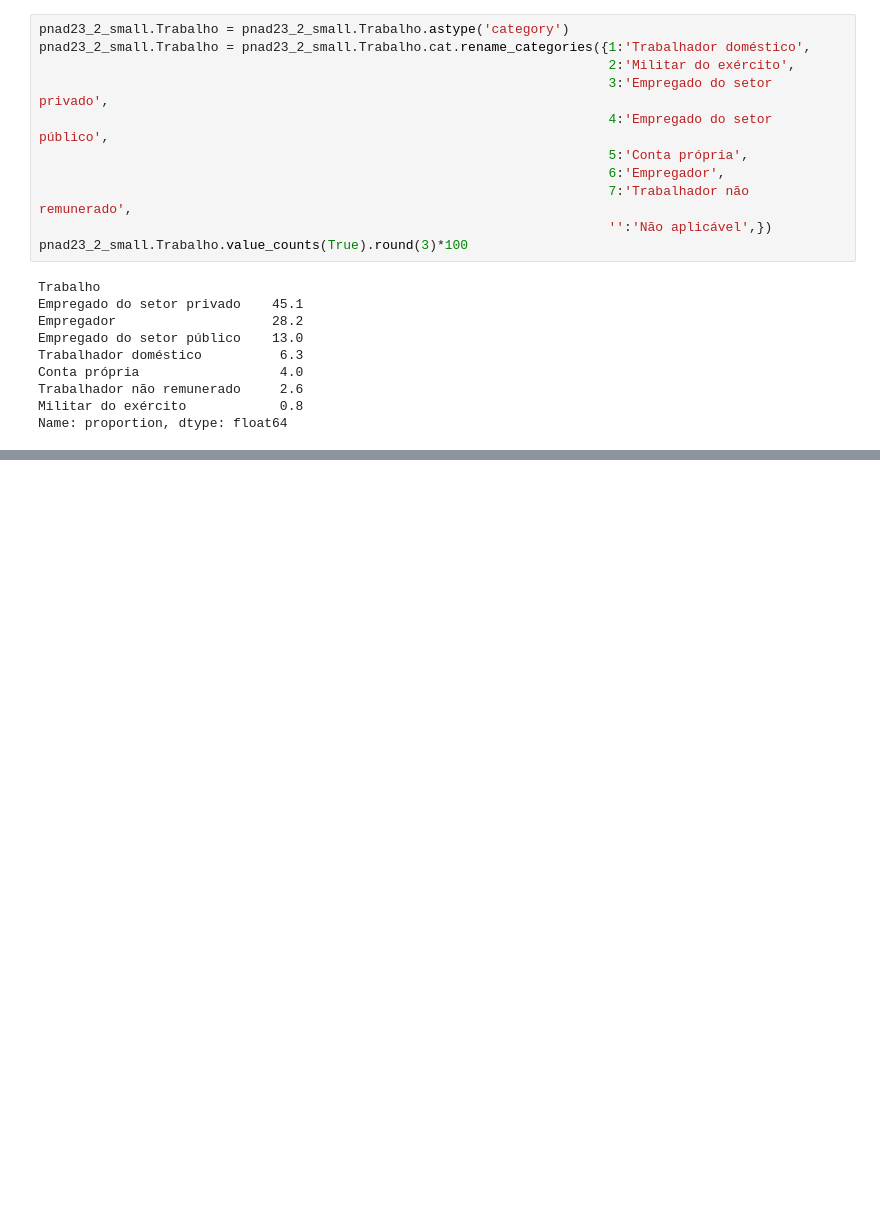
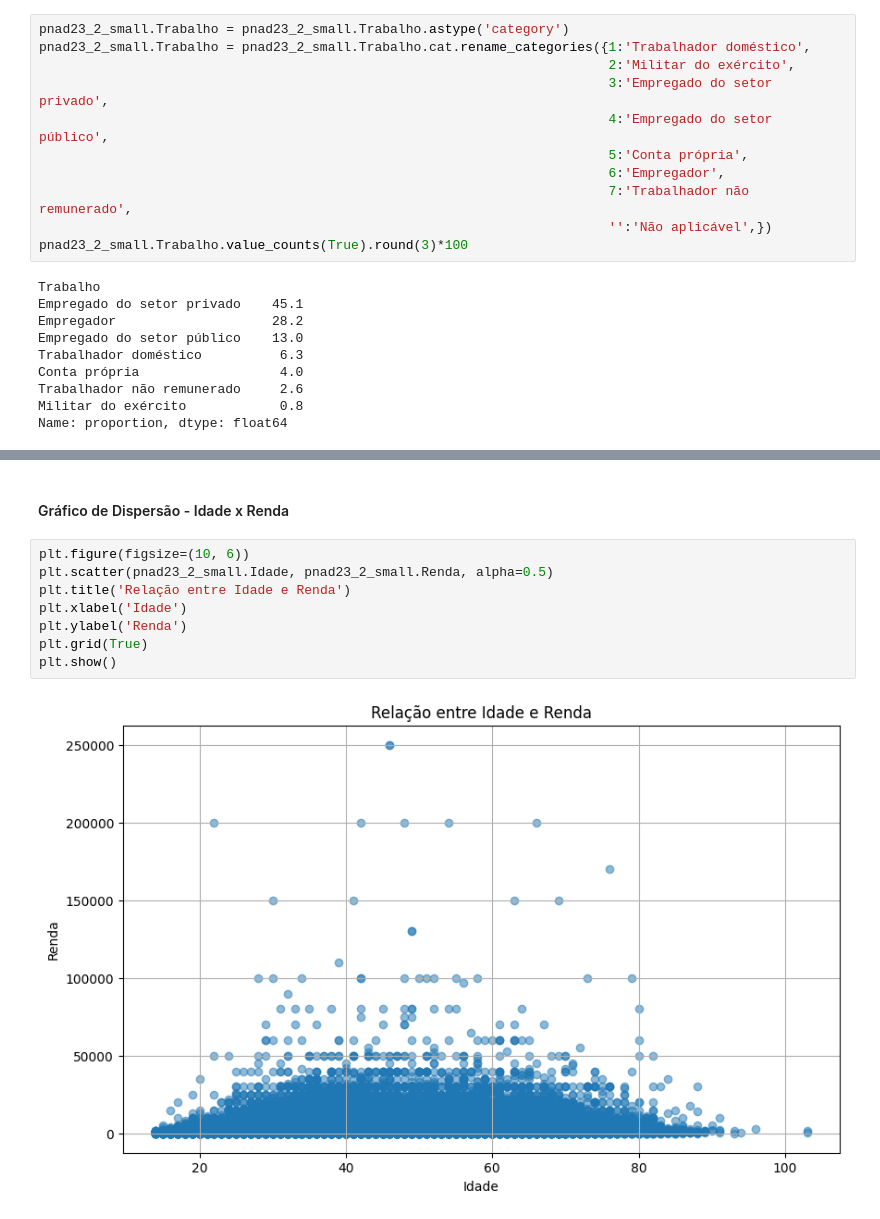
Before and after one commit to guilhermenakama/C_DADOS_PROJETO3, a Jupyter notebook: Database.ipynb, the cells around one changed output, grey strips where cells are left out. Cells and saved outputs as stored; diff of their text form; blank space fills up the shorter version.

```diff
--- a/Database.ipynb
+++ b/Database.ipynb
@@ -248,0 +295,12 @@ Name: proportion, dtype: float64
+# %% [markdown]
+#### Gráfico de Dispersão - Idade x Renda
+# %%
+plt.figure(figsize=(10, 6))
+plt.scatter(pnad23_2_small.Idade, pnad23_2_small.Renda, alpha=0.5)
+plt.title('Relação entre Idade e Renda')
+plt.xlabel('Idade')
+plt.ylabel('Renda')
+plt.grid(True)
+plt.show()
+# %% [output]
+[figure, added]
```
Also changed, not shown: parts of 3 cells of this notebook.
